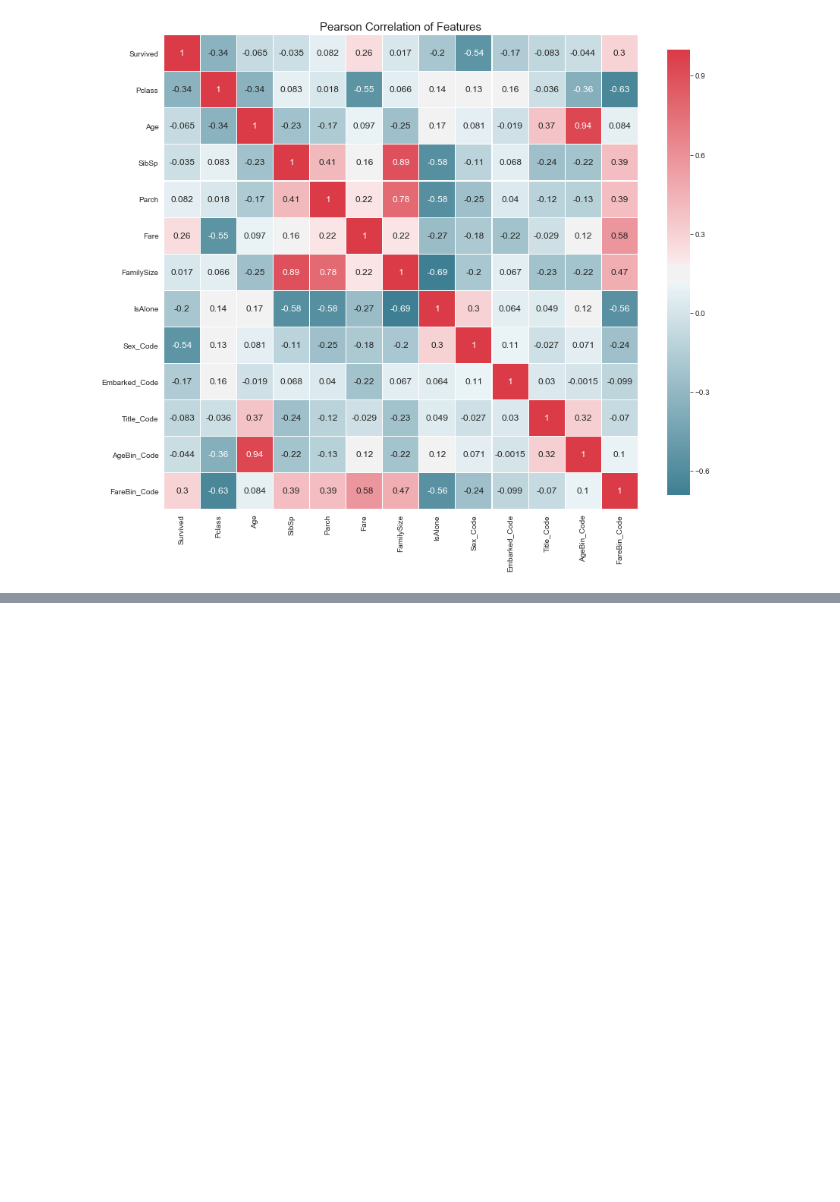
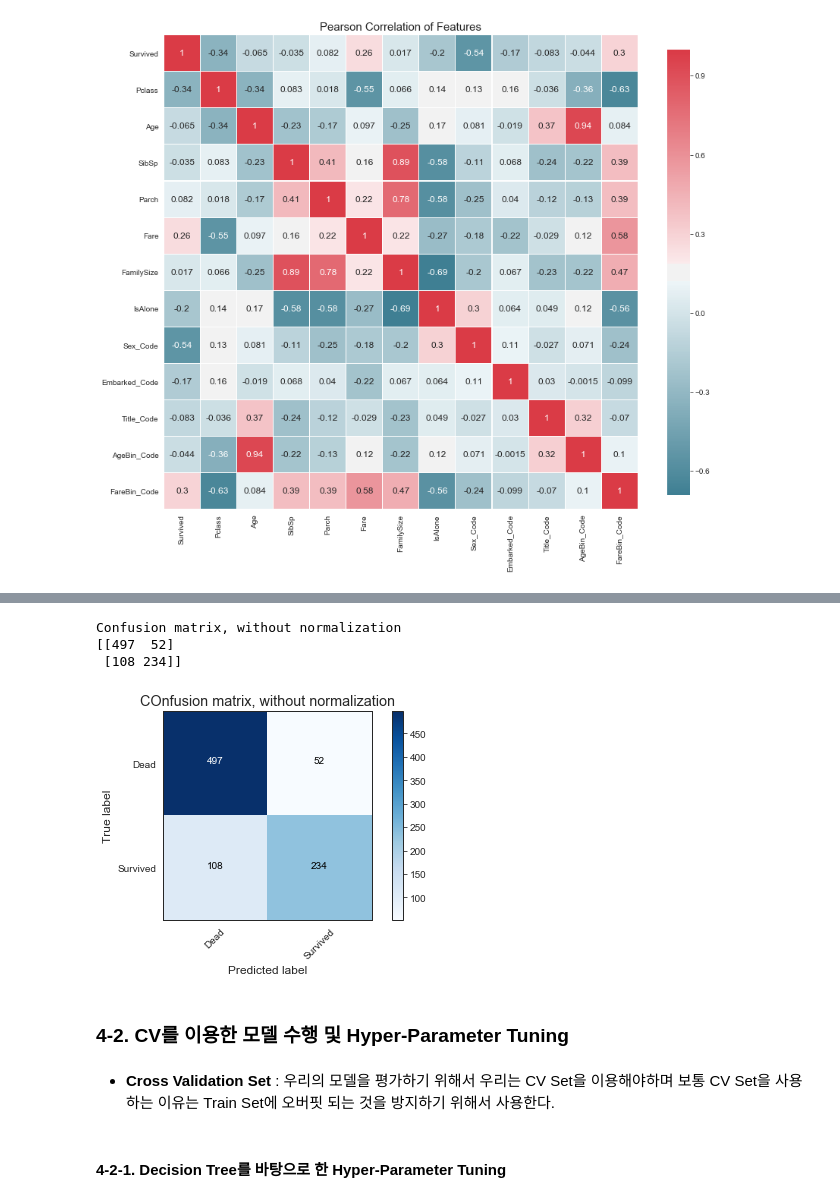
Before and after one commit to jjonhwa/Kaggle_practice, a Jupyter notebook: source/3번째 타이타닉.ipynb, the cells around one changed output, grey strips where cells are left out. Cells and saved outputs as stored; diff of their text form; code cells hidden in the pictures; blank space fills up the shorter version.

```diff
--- a/source/3번째 타이타닉.ipynb
+++ b/source/3번째 타이타닉.ipynb
@@ -604,0 +743,14 @@ correlation_heatmap(data1)
+# %%
+for index, row in data1.iterrows() :
+    if random.random() > .5 :
+        data1.set_value(index, 'Random_Predict', 1)
+
+    else :
+        data1.set_value(index, 'Random_Predict', 0)
+
+
+data1['Random_Score'] = 0
+data1.loc[(data1['Survived'] == data1['Random_Predict']), 'Random_Score'] = 1
+print('Coin Flip Model Accuracy: {:.2f}%'.format(data1['Random_Score'].mean()*100))
+
+print('Coin Flip Model Accuracy w/SciKit: {:.2f}%'.format(metrics.accuracy_score(data1['Survived'], data1['Random_Predict'])*100))
@@ -604,0 +834,51 @@ correlation_heatmap(data1)
+# %%
+import itertools
+def plot_confusion_matrix(cm, classes,
+                         normalize = False,
+                         title = 'Confusion matrix',
+                         cmap = plt.cm.Blues) :
+
+    if normalize :
+        cm = cm.astype('float') / cm.sum(axis = 1)[:, np.newaxis]
+        print('Normalized confusion matrix')
+
+    else :
+        print('Confusion matrix, without normalization')
+
+    print(cm)
+
+    plt.imshow(cm, interpolation = 'nearest', cmap = cmap)
+    plt.title(title)
+    plt.colorbar()
+    tick_marks = np.arange(len(classes))
+    plt.xticks(tick_marks, classes, rotation = 45)
+    plt.yticks(tick_marks, classes)
+
+    fmt = '.2f' if normalize else 'd'
+    thresh = cm.max() / 2.
+    for i,j in itertools.product(range(cm.shape[0]), range(cm.shape[1])) :
+        plt.text(j, i, format(cm[i,j], fmt),
+                 horizontalalignment = 'center',
+                 color = 'white' if cm[i, j] > thresh else 'black')
+    plt.tight_layout()
+    plt.ylabel('True label')
+    plt.xlabel('Predicted label')
+
+cnf_matrix = metrics.confusion_matrix(data1['Survived'], Tree_Predict)
+np.set_printoptions(precision = 2)
+
+class_names = ['Dead', 'Survived']
+plt.figure()
+plot_confusion_matrix(cnf_matrix, classes = class_names,
+                      title = 'COnfusion matrix, without normalization')
+# %% [output]
+Confusion matrix, without normalization
+[[497  52]
+ [108 234]]
+[figure, added]
+# %% [markdown]
+### 4-2. CV를 이용한 모델 수행 및 Hyper-Parameter Tuning
+# %% [markdown]
+* **Cross Validation Set** : 우리의 모델을 평가하기 위해서 우리는 CV Set을 이용해야하며 보통 CV Set을 사용하는 이유는 Train Set에 오버핏 되는 것을 방지하기 위해서 사용한다.
+# %% [markdown]
+#### 4-2-1. Decision Tree를 바탕으로 한 Hyper-Parameter Tuning
```
Also changed, not shown: parts of 40 cells of this notebook.
